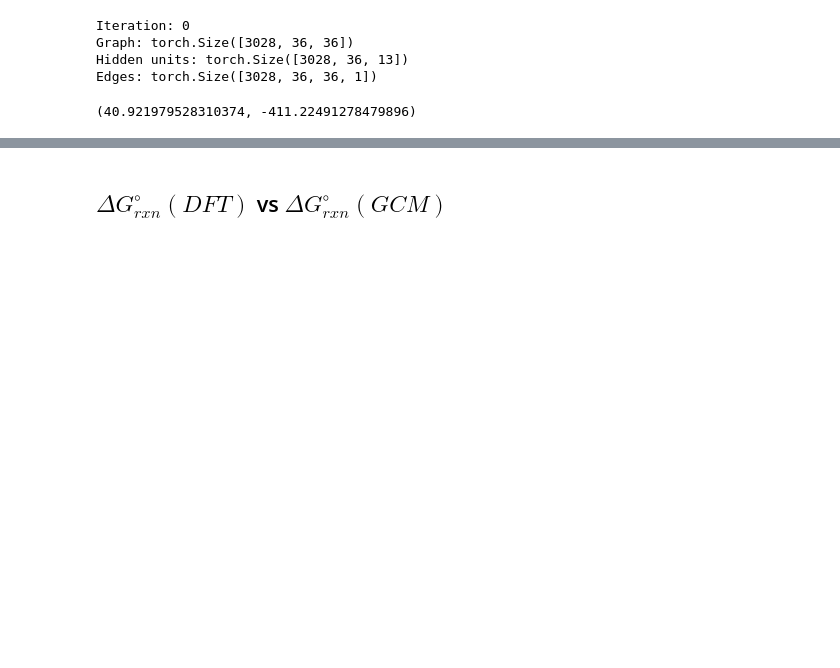
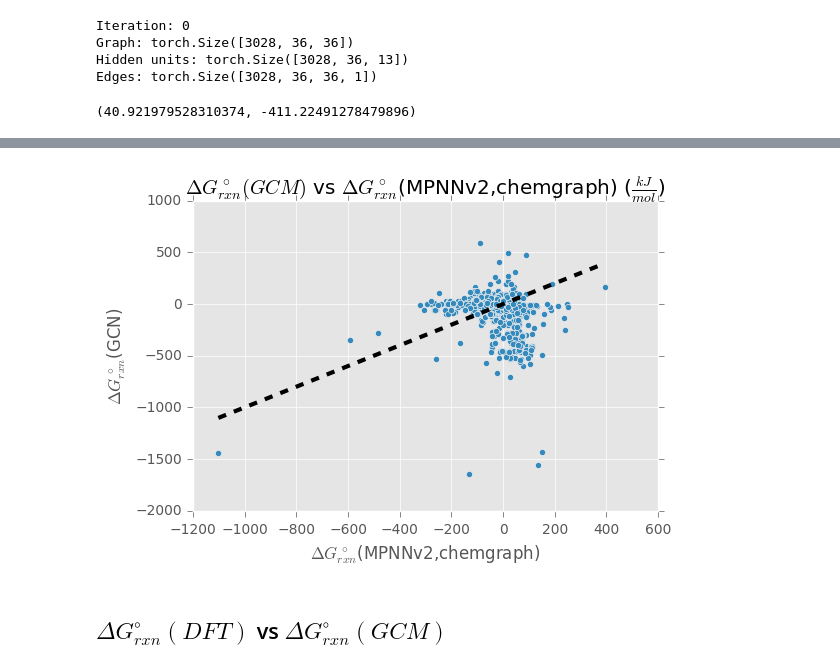
Before and after one commit to PNNL-CompBio/graph-neural-networks, a Jupyter notebook: ChemGraphNN-Predict.ipynb, the cells around one changed output, grey strips where cells are left out. Cells and saved outputs as stored; diff of their text form; code cells hidden in the pictures; blank space fills up the shorter version.

Commit message:
Comparison of rxn and compound GCM vs MPNNv2,chemgraph

```diff
--- a/ChemGraphNN-Predict.ipynb
+++ b/ChemGraphNN-Predict.ipynb
@@ -493,0 +506,9 @@ normalized_dG_MPNN_metacyc
+# %%
+stoich_matrix = pd.read_table('Dataset/friendly-metacyc-rxns.S',index_col=['Rxn','Metabolite'])['Stoichiometry']
+rxns, metabs = stoich_matrix.index.levels
+stoich_dict = stoich_matrix.to_dict()
+S = pd.DataFrame(0,index=metabs, columns=rxns)
+for rxn,metab in stoich_dict:
+    S.loc[metab,rxn] = stoich_dict[rxn, metab]
+#S.loc['3-HYDROXY-4H-PYRID-4-ONE','CREATINASE-RXN'] = 1
+S
@@ -493,0 +535,12 @@ normalized_dG_MPNN_metacyc
+# %%
+missing_cpds = set(metabs) - set(normalized_dG_MPNN_metacyc.index)
+rxns_of_missing_cpds = set([rxn for rxn in rxns if (S.loc[ missing_cpds, rxn] != 0).any()])
+len(missing_cpds), len(rxns_of_missing_cpds)
+metabs_f, rxns_f  = set(metabs) - missing_cpds, set(rxns) - rxns_of_missing_cpds
+# %%
+deltaG = S.loc[metabs_f, rxns_f].T.\
+           dot( dG_MPNN_metacyc['$\Delta G^\circ_{MPNN}(\mu=-411.2,\sigma=40.9$'][metabs_f]).\
+           to_frame('$\Delta G^\circ_{rxn}$(MPNNv2,chemgraph)')
+deltaG['$\Delta G^\circ_{rxn}$(GCN)'] = S.loc[metabs_f, rxns_f].T.\
+           dot( dG_MPNN_metacyc['$\Delta G^\circ_{GCM}$'][metabs_f])
+deltaG
@@ -494,3 +567,23 @@ normalized_dG_MPNN_metacyc
+# %%
+%matplotlib inline
+import matplotlib.pyplot as plt
+#friendly_rxns = pd.read_table('Dataset/friendly-metacyc-rxns.tab',index_col='FrameId')
+#deltaG['$\Delta G^\circ_{rxn}(GCM)$'] = friendly_rxns.loc[rxns,'dG']*4.184
+deltaG.plot(y='$\Delta G^\circ_{rxn}$(GCN)',
+            x='$\Delta G^\circ_{rxn}$(MPNNv2,chemgraph)',
+            kind='scatter',
+            title=r'$\Delta G^\circ_{rxn}(GCM)$ vs $\Delta G^\circ_{rxn}$(MPNNv2,chemgraph) ($\frac{kJ}{mol}$)',
+           )#xlim=[-0.1,0.1])
+
+identity_line = np.linspace(max(deltaG['$\Delta G^\circ_{rxn}$(GCN)'].min(),
+                                deltaG['$\Delta G^\circ_{rxn}$(MPNNv2,chemgraph)'].min()),
+                            min(deltaG['$\Delta G^\circ_{rxn}$(GCN)'].max(),
+                                deltaG['$\Delta G^\circ_{rxn}$(MPNNv2,chemgraph)'].max()))
+plt.plot(identity_line, identity_line, color="black", linestyle="dashed", linewidth=3.0)
+
+plt.savefig('Dataset/GCM_vs_MPNNv2_chemgraph_rxns.png')
+# %% [output]
+[figure, added]
 # %%
 from sklearn.linear_model import LinearRegression
 lr = LinearRegression()
```
Also changed, not shown: parts of 11 cells of this notebook, 2 other files.
